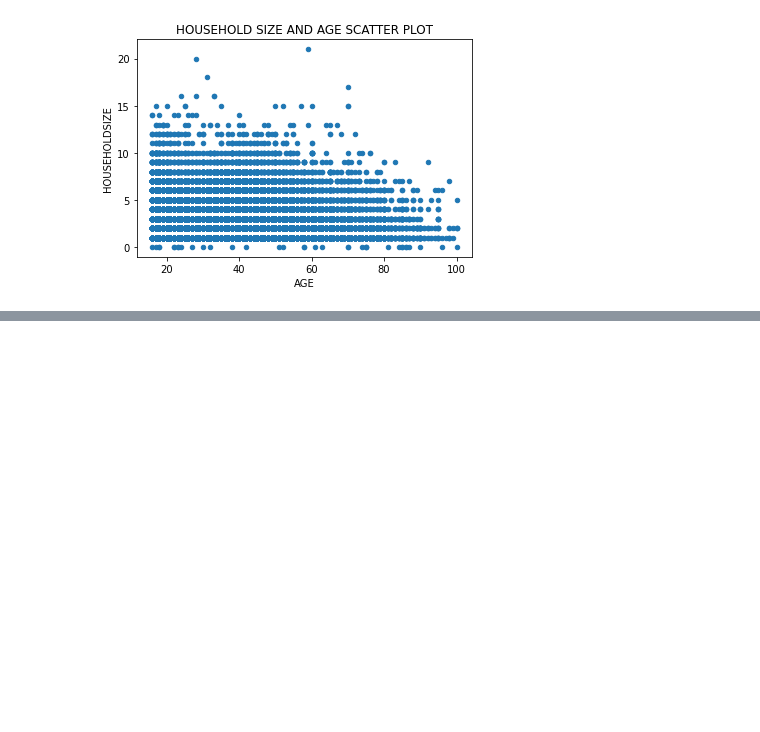
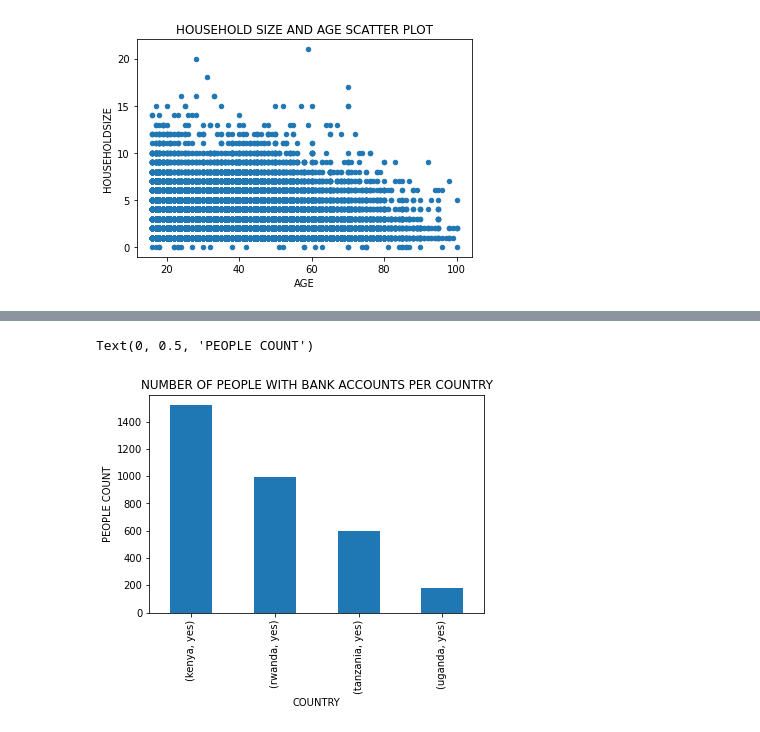
Before and after one commit to Kevinsamuelgitau/COVID-19, a Jupyter notebook: Moringa_Data_Science_Core_W2_Independent_Project_2020_05_Samuel_Gitau.ipynb, the cells around one changed output, grey strips where cells are left out. Cells and saved outputs as stored; diff of their text form; code cells hidden in the pictures; blank space fills up the shorter version.

```diff
--- a/Moringa_Data_Science_Core_W2_Independent_Project_2020_05_Samuel_Gitau.ipynb
+++ b/Moringa_Data_Science_Core_W2_Independent_Project_2020_05_Samuel_Gitau.ipynb
@@ -447,0 +461,12 @@ Text(0.5, 1.0, 'HOUSEHOLD SIZE AND AGE SCATTER PLOT')
+# %%
+# To visualize the number of people with bank accounts per country
+countries = finances[finances['BANK ACCOUNT']=='yes']
+countries = countries.groupby(['COUNTRY'])['BANK ACCOUNT'].value_counts()
+countries.plot(kind = 'bar',stacked = True)
+plt.title('NUMBER OF PEOPLE WITH BANK ACCOUNTS PER COUNTRY')
+plt.xlabel('COUNTRY')
+plt.ylabel('PEOPLE COUNT')
+# Kenya has the highest number of people with bank accounts
+# %% [output]
+Text(0, 0.5, 'PEOPLE COUNT')
+[figure, added]
```
Also changed, not shown: parts of 8 cells of this notebook.
